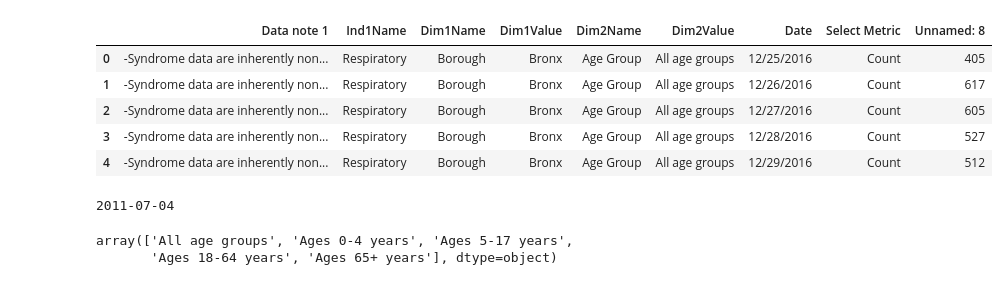
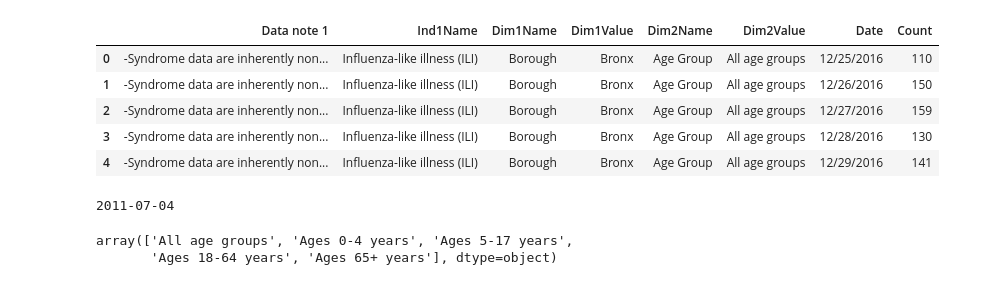
Before and after one commit to syadlowsky/growth-rate-estimation, a Jupyter notebook: NYC_COVID19_plotting.ipynb, the cells around one changed output. Cells and saved outputs as stored; diff of their text form; code cells hidden in the pictures.

```diff
--- a/NYC_COVID19_plotting.ipynb
+++ b/NYC_COVID19_plotting.ipynb
@@ -4,16 +4,16 @@ import matplotlib.pyplot as plt
 import pandas as pd
 import datetime
 # %%
-disease_type = 'respiratory'
+disease_type = 'ILI'
 year_range='2017-2020'
-path_to_data = 'NYC_'+disease_type+'_'+year_range+'.csv'
+path_to_data = 'data/NYC_'+disease_type+'_'+year_range+'.csv'
 df = pd.read_csv(path_to_data,infer_datetime_format=True,encoding='latin')
 df.head()
 # %% [output]
-|  | Data note 1 | Ind1Name | Dim1Name | Dim1Value | Dim2Name | Dim2Value | Date | Select Metric | Unnamed: 8 |
-| 0 | -Syndrome data are inherently non... | Respiratory | Borough | Bronx | Age Group | All age groups | 12/25/2016 | Count | 405 |
-| 1 | -Syndrome data are inherently non... | Respiratory | Borough | Bronx | Age Group | All age groups | 12/26/2016 | Count | 617 |
-| 2 | -Syndrome data are inherently non... | Respiratory | Borough | Bronx | Age Group | All age groups | 12/27/2016 | Count | 605 |
-| 3 | -Syndrome data are inherently non... | Respiratory | Borough | Bronx | Age Group | All age groups | 12/28/2016 | Count | 527 |
-| 4 | -Syndrome data are inherently non... | Respiratory | Borough | Bronx | Age Group | All age groups | 12/29/2016 | Count | 512 |
+|  | Data note 1 | Ind1Name | Dim1Name | Dim1Value | Dim2Name | Dim2Value | Date | Count |
+| 0 | -Syndrome data are inherently non... | Influenza-like illness (ILI) | Borough | Bronx | Age Group | All age groups | 12/25/2016 | 110 |
+| 1 | -Syndrome data are inherently non... | Influenza-like illness (ILI) | Borough | Bronx | Age Group | All age groups | 12/26/2016 | 150 |
+| 2 | -Syndrome data are inherently non... | Influenza-like illness (ILI) | Borough | Bronx | Age Group | All age groups | 12/27/2016 | 159 |
+| 3 | -Syndrome data are inherently non... | Influenza-like illness (ILI) | Borough | Bronx | Age Group | All age groups | 12/28/2016 | 130 |
+| 4 | -Syndrome data are inherently non... | Influenza-like illness (ILI) | Borough | Bronx | Age Group | All age groups | 12/29/2016 | 141 |
 # %%
```
Also changed, not shown: parts of 3 cells of this notebook.
